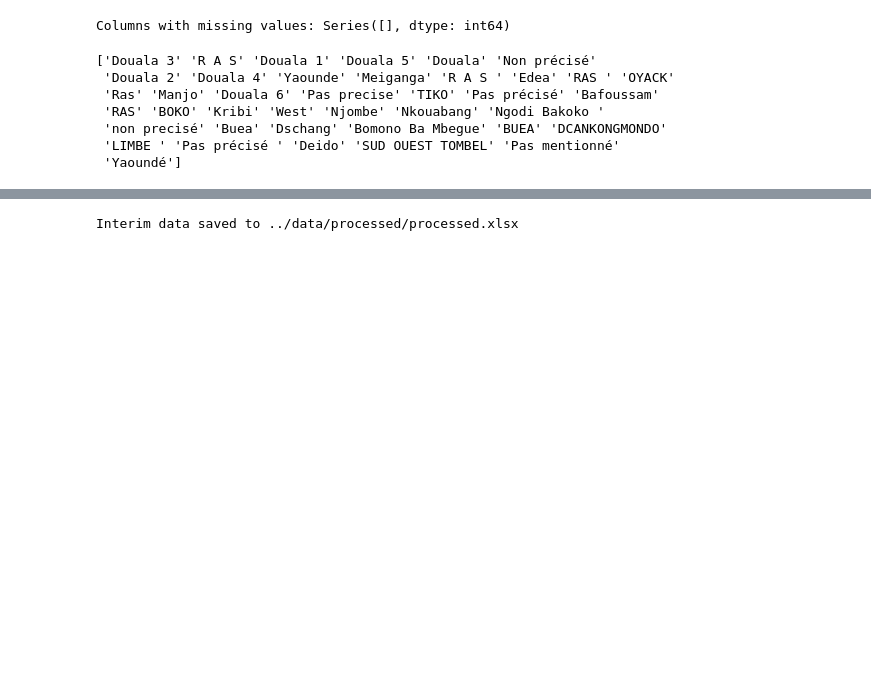
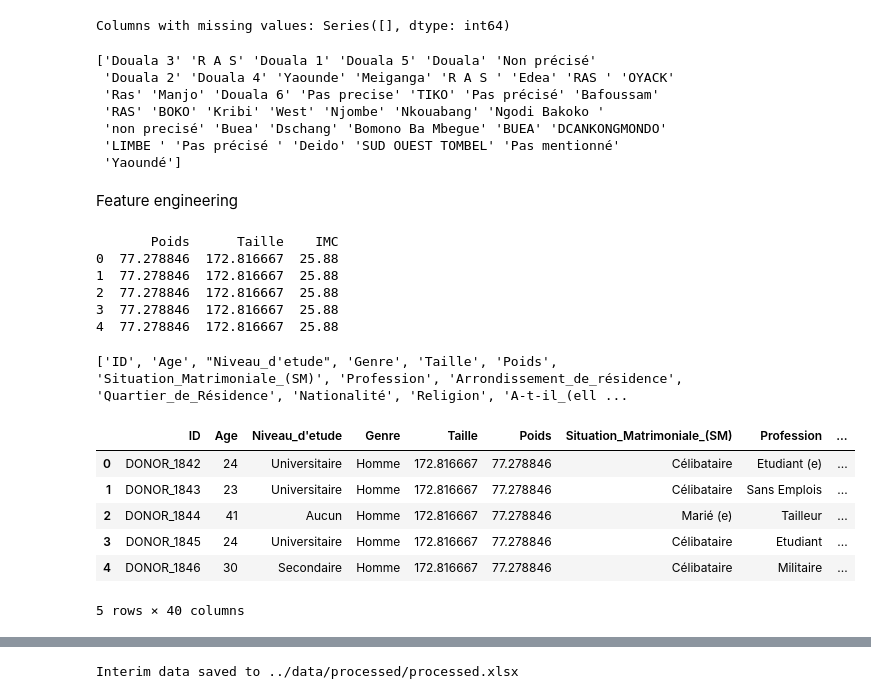
Before and after one commit to AlphonseBrandon/blood_donation_campaign_dashboard, a Jupyter notebook: notebooks/01_ab_data_preprocessing.ipynb, the cells around one changed output, grey strips where cells are left out. Drawn from its saved outputs; the diff is of its cells as text; code cells hidden in the pictures; blank space fills up the shorter version.

Commit message:
Feature engineering and preprocessing steps completed

```diff
--- a/notebooks/01_ab_data_preprocessing.ipynb
+++ b/notebooks/01_ab_data_preprocessing.ipynb
@@ -469,3 +454,59 @@ print(interim["Volontaire"]["Arrondissement_de_résidence"].unique())
  'non precisé' 'Buea' 'Dschang' 'Bomono Ba Mbegue' 'BUEA' 'DCANKONGMONDO'
  'LIMBE ' 'Pas précisé ' 'Deido' 'SUD OUEST TOMBEL' 'Pas mentionné'
  'Yaoundé']
+# %% [markdown]
+Feature engineering
+# %%
+# Calculate IMC and add it as a new column
+interim["Volontaire"]["IMC"] = (interim["Volontaire"]["Poids"] / (interim["Volontaire"]["Taille"] / 100) ** 2).round(2)
+
+# Verify the changes
+print(interim["Volontaire"][["Poids", "Taille", "IMC"]].head())
+# %% [output]
+       Poids      Taille    IMC
+0  77.278846  172.816667  25.88
+1  77.278846  172.816667  25.88
+2  77.278846  172.816667  25.88
+3  77.278846  172.816667  25.88
+4  77.278846  172.816667  25.88
+# %%
+# Fréquence_de_don
+interim["Volontaire"]["Fréquence_de_don"] = interim["Volontaire"]["A-t-il_(elle)_déjà_donné_le_sang"].apply(lambda x: 1 if x == 'Oui' else 0)
+# %%
+# Drop the "Si_oui_preciser_la_date_du_dernier_don" column from the "Volontaire" sheet
+interim["Volontaire"].drop(columns=["Si_oui_preciser_la_date_du_dernier_don"], inplace=True)
+
+# Verify the column has been dropped
+print(interim["Volontaire"].columns.tolist())
+# %% [output]
+['ID', 'Age', "Niveau_d'etude", 'Genre', 'Taille', 'Poids', 'Situation_Matrimoniale_(SM)', 'Profession', 'Arrondissement_de_résidence', 'Quartier_de_Résidence', 'Nationalité', 'Religion', 'A-t-il_(ell ...
+# %%
+# Groupe_d'âge
+bins = [18, 25, 35, 45, 55, 65, 75, 85, 95]
+labels = ['18-25', '26-35', '36-45', '46-55', '56-65', '66-75', '76-85', '86-95']
+interim["Volontaire"]["Groupe_d'âge"] = pd.cut(interim["Volontaire"]["Age"], bins=bins, labels=labels, right=False)
+
+# Catégorie_d'IMC
+IMC_bins = [0, 18.5, 24.9, 29.9, 39.9, 100]
+IMC_labels = ['Insuffisance pondérale', 'Poids normal', 'Surpoids', 'Obèse', 'Obésité sévère']
+interim["Volontaire"]["Catégorie_d'IMC"] = pd.cut(interim["Volontaire"]["IMC"], bins=IMC_bins, labels=IMC_labels, right=False)
+
+
+# Statut_d'éligibilité
+interim["Volontaire"]["Statut_d'éligibilité"] = interim["Volontaire"]["ÉLIGIBILITÉ_AU_DON"].apply(lambda x: 1 if x == 'Eligible' else 0)
+
+# Catégorie_de_niveau_d'hémoglobine
+hemoglobin_bins = [0, 12, 16, 20]
+hemoglobin_labels = ['Bas', 'Normal', 'Élevé']
+interim["Volontaire"]["Catégorie_de_niveau_d'hémoglobine"] = pd.cut(interim["Volontaire"]["Taux_d’hémoglobine"], bins=hemoglobin_bins, labels=hemoglobin_labels, right=False)
+
+# Verify the changes
+interim["Volontaire"].head()
+# %% [output]
+|  | ID | Age | Niveau_d'etude | Genre | Taille | Poids | Situation_Matrimoniale_(SM) | Profession | ... |
+| 0 | DONOR_1842 | 24 | Universitaire | Homme | 172.816667 | 77.278846 | Célibataire | Etudiant (e) | ... |
+| 1 | DONOR_1843 | 23 | Universitaire | Homme | 172.816667 | 77.278846 | Célibataire | Sans Emplois | ... |
+| 2 | DONOR_1844 | 41 | Aucun | Homme | 172.816667 | 77.278846 | Marié (e) | Tailleur | ... |
+| 3 | DONOR_1845 | 24 | Universitaire | Homme | 172.816667 | 77.278846 | Célibataire | Etudiant | ... |
+| 4 | DONOR_1846 | 30 | Secondaire | Homme | 172.816667 | 77.278846 | Célibataire | Militaire | ... |
+5 rows × 40 columns
```
Also changed, not shown: parts of 20 cells of this notebook, 2 other files.
